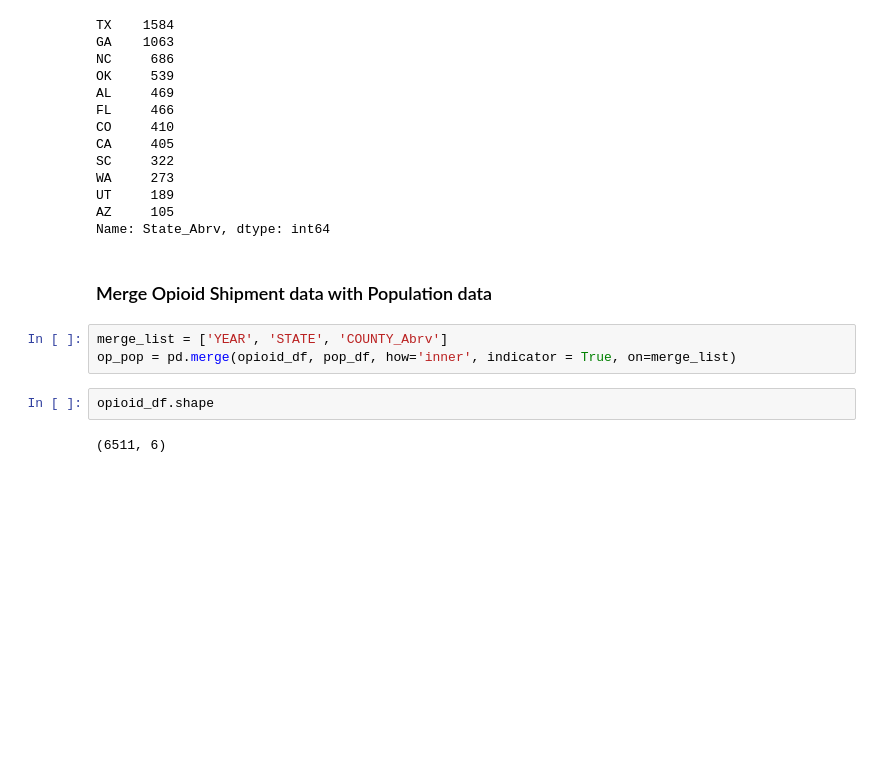
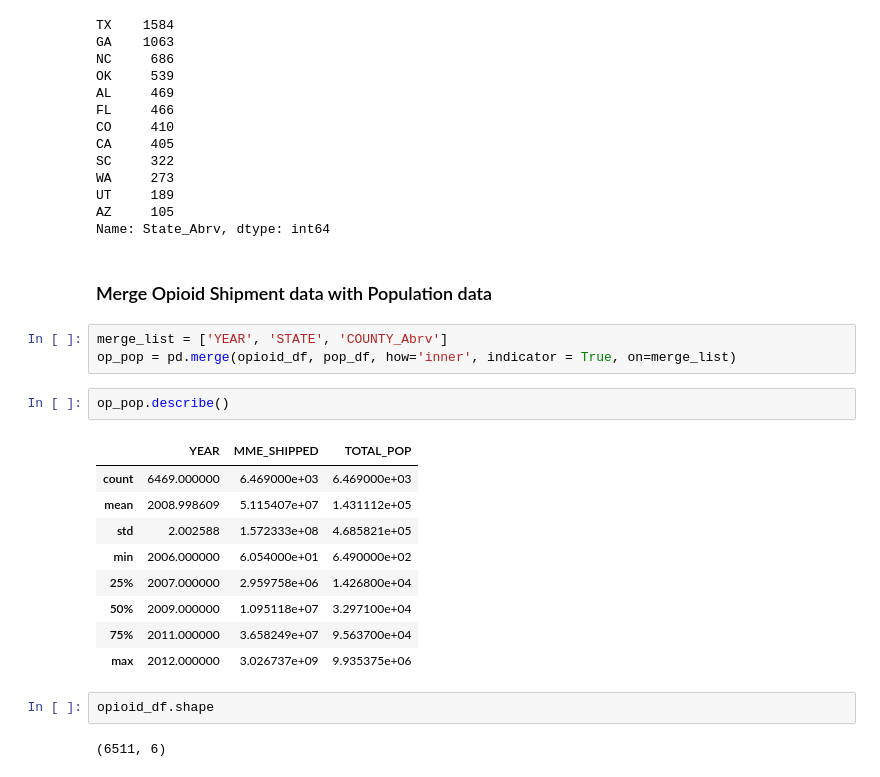
Before and after one commit to MIDS-at-Duke/estimating-impact-of-opioids-2020-vxf, a Jupyter notebook: 10_code/Transform_Data_Plus_Plot.ipynb, the cells around one changed output. Drawn from its saved outputs; the diff is of its cells as text; blank space fills up the shorter version.

```diff
--- a/10_code/Transform_Data_Plus_Plot.ipynb
+++ b/10_code/Transform_Data_Plus_Plot.ipynb
@@ -214,6 +226,18 @@ Name: State_Abrv, dtype: int64
 # %%
 merge_list = ['YEAR', 'STATE', 'COUNTY_Abrv']
 op_pop = pd.merge(opioid_df, pop_df, how='inner', indicator = True, on=merge_list)
+# %%
+op_pop.describe()
+# %% [output]
+|  | YEAR | MME_SHIPPED | TOTAL_POP |
+| count | 6469.000000 | 6.469000e+03 | 6.469000e+03 |
+| mean | 2008.998609 | 5.115407e+07 | 1.431112e+05 |
+| std | 2.002588 | 1.572333e+08 | 4.685821e+05 |
+| min | 2006.000000 | 6.054000e+01 | 6.490000e+02 |
+| 25% | 2007.000000 | 2.959758e+06 | 1.426800e+04 |
+| 50% | 2009.000000 | 1.095118e+07 | 3.297100e+04 |
+| 75% | 2011.000000 | 3.658249e+07 | 9.563700e+04 |
+| max | 2012.000000 | 3.026737e+09 | 9.935375e+06 |
 # %%
 opioid_df.shape
 # %% [output]
```
Also changed, not shown: parts of 1 cell of this notebook.
